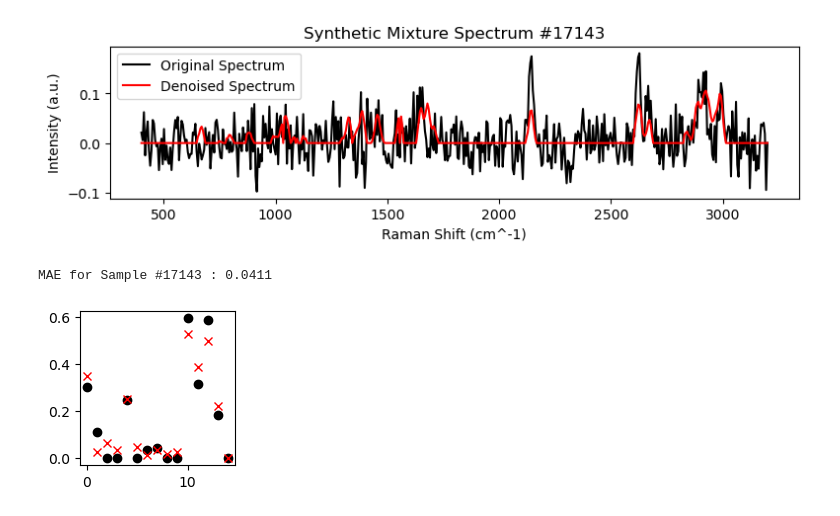
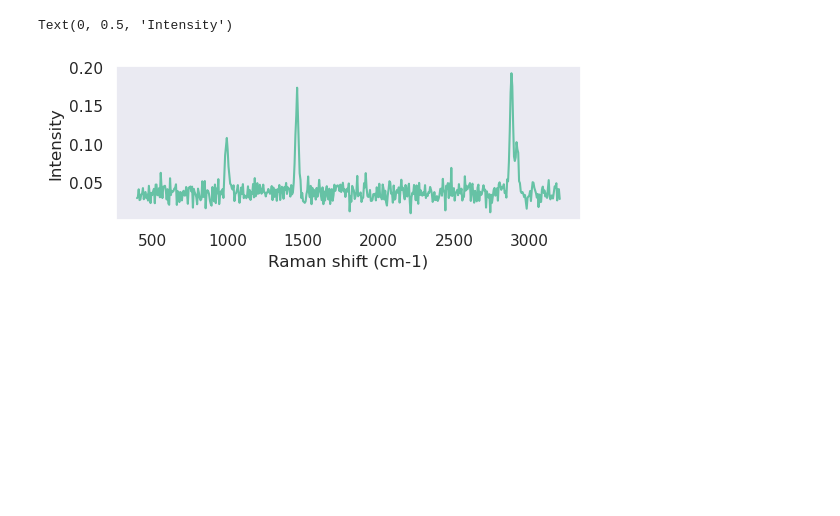
Before and after one commit to AniruthAnanth/SpectroscopyAnalysis, a Jupyter notebook: model.ipynb, the cells around one changed output. Cells and saved outputs as stored; diff of their text form; code cells hidden in the pictures; blank space fills up the shorter version.

```diff
--- a/model.ipynb
+++ b/model.ipynb
@@ -506,0 +1,16 @@ compound_library = {
+# %%
+!python -m pip install numpy matplotlib seaborn tensorflow scikit-learn visualkeras
+
+import numpy as np
+import matplotlib.pyplot as plt
+import seaborn as sns
+import tensorflow as tf
+from tensorflow.keras import Sequential
+from tensorflow.keras.layers import Dense
+from tensorflow.keras.callbacks import EarlyStopping
+from sklearn.metrics import mean_absolute_error
+from sklearn.preprocessing import normalize
+import sklearn
+
+sns.set_theme(style="dark")
+sns.set_palette('Set2')
@@ -613,10 +103,11 @@ def generate_mixture_spectrum(compounds, concentrations, reference_spectra, nois
         spectrum += concentration * reference_spectra[compound]
     # Add some noise
     noise = np.random.normal(0, noise_level, size=spectrum.shape)
-    return spectrum + noise
+    poly = ((0.00000005 * (wavenumbers)) ** 2) + 0.2 + np.random.normal(0, 0.05)
+    return spectrum + noise + poly
 # %%
 # Let's create a dataset
-n_samples = 100000  # number of training samples
+n_samples = 30000  # number of training samples
 compounds = list(compound_library.keys())
 M = len(compounds)
 # %%
@@ -630,7 +121,7 @@ for _ in range(n_samples):
     rand_concs /= np.sum(rand_concs)  # normalize so sum=1
 
     for i in range(0, M):
-        if np.random.rand() > 0.7:
+        if np.random.rand() > 0.6:
             rand_concs[i] = 0
 
     # Get the synthetic mixture spectrum
@@ -641,5 +132,3 @@ for _ in range(n_samples):
 
 X_data = np.array(X_data)
 y_data = np.array(y_data)
-
-y_data[0]
@@ -750,31 +200,8 @@ Test MSE: 0.0049, Test MAE: 0.0511
-# %%
-# Predict concentrations from the test set
-X_denoised = autoencoder.predict(X_test, verbose=0)
-predictions = regressor.predict(X_test, verbose=0)
-idx_plot = np.random.randint(0, len(X_test))
-
-# Plot a random test spectrum and compare predicted vs true concentrations
-plt.figure(figsize=(9,2))
-plt.plot(wavenumbers, X_test[idx_plot], label='Original Spectrum', color='black')
-plt.plot(wavenumbers, X_denoised[idx_plot], label='Denoised Spectrum', color='red')
-plt.xlabel("Raman Shift (cm^-1)")
-plt.ylabel("Intensity (a.u.)")
-plt.title(f"Synthetic Mixture Spectrum #{idx_plot}")
-plt.legend()
-plt.show()
-plt.close()
-
-sample_mae = mean_absolute_error(predictions[idx_plot], y_test[idx_plot])
-print(f"MAE for Sample #{idx_plot} : {sample_mae:0.4f}")
-#print("Predicted     :", predictions[idx_plot])
-#print("Concentrations:", y_test[idx_plot])
-
-x_range = range(0, len(predictions[idx_plot]))
-plt.figure(figsize=(2, 2))
-plt.plot(x_range, y_test[idx_plot], linestyle='none', marker='o', color='black')
-plt.plot(x_range, predictions[idx_plot], linestyle='none', marker='x', color='red')
-plt.show()
-# %% [output]
-[figure, removed]
-MAE for Sample #17143 : 0.0411
-[figure, removed]
+# %%
+plt.figure(figsize=(6, 2))
+plt.plot(wavenumbers, X_data[0])
+plt.xlabel("Raman shift (cm-1)")
+plt.ylabel("Intensity")
+# %% [output]
+Text(0, 0.5, 'Intensity')
+[figure, added]
```
Also changed, not shown: parts of 14 cells of this notebook, 8 other files.
